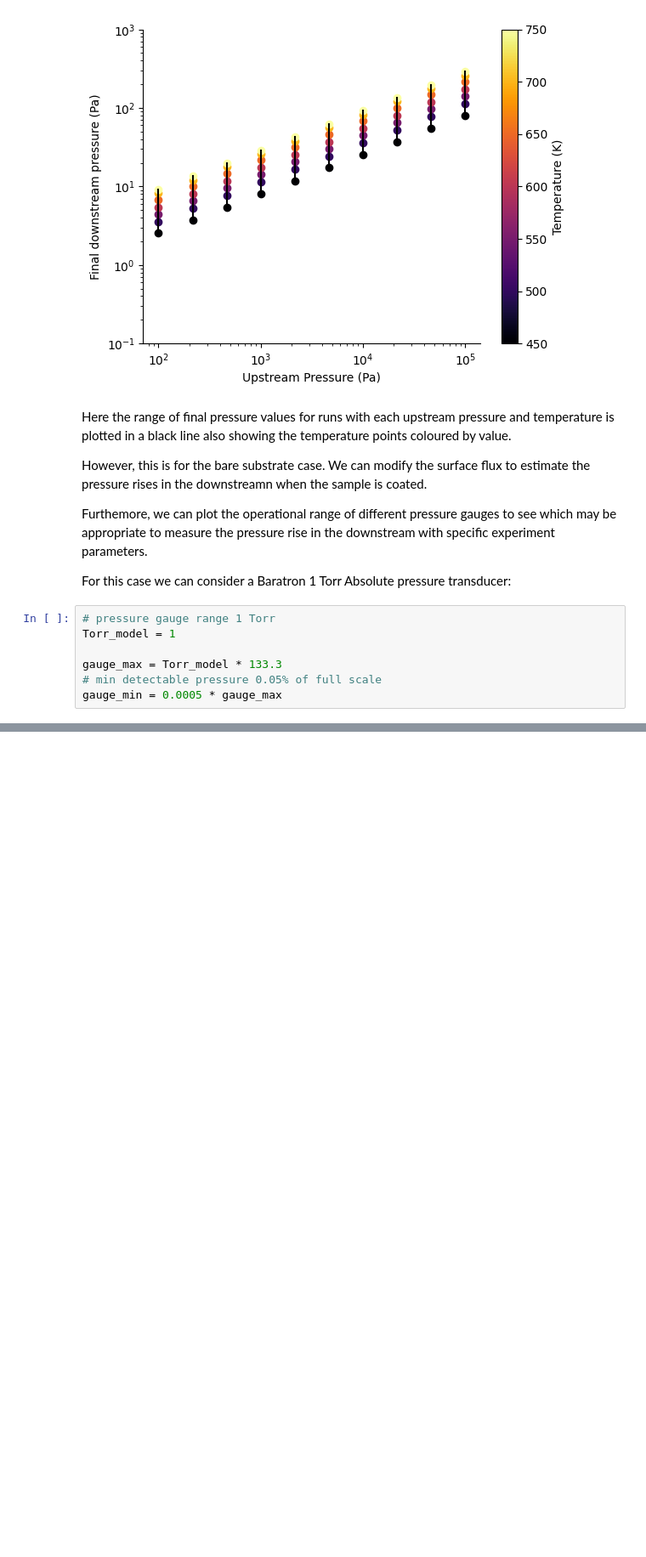
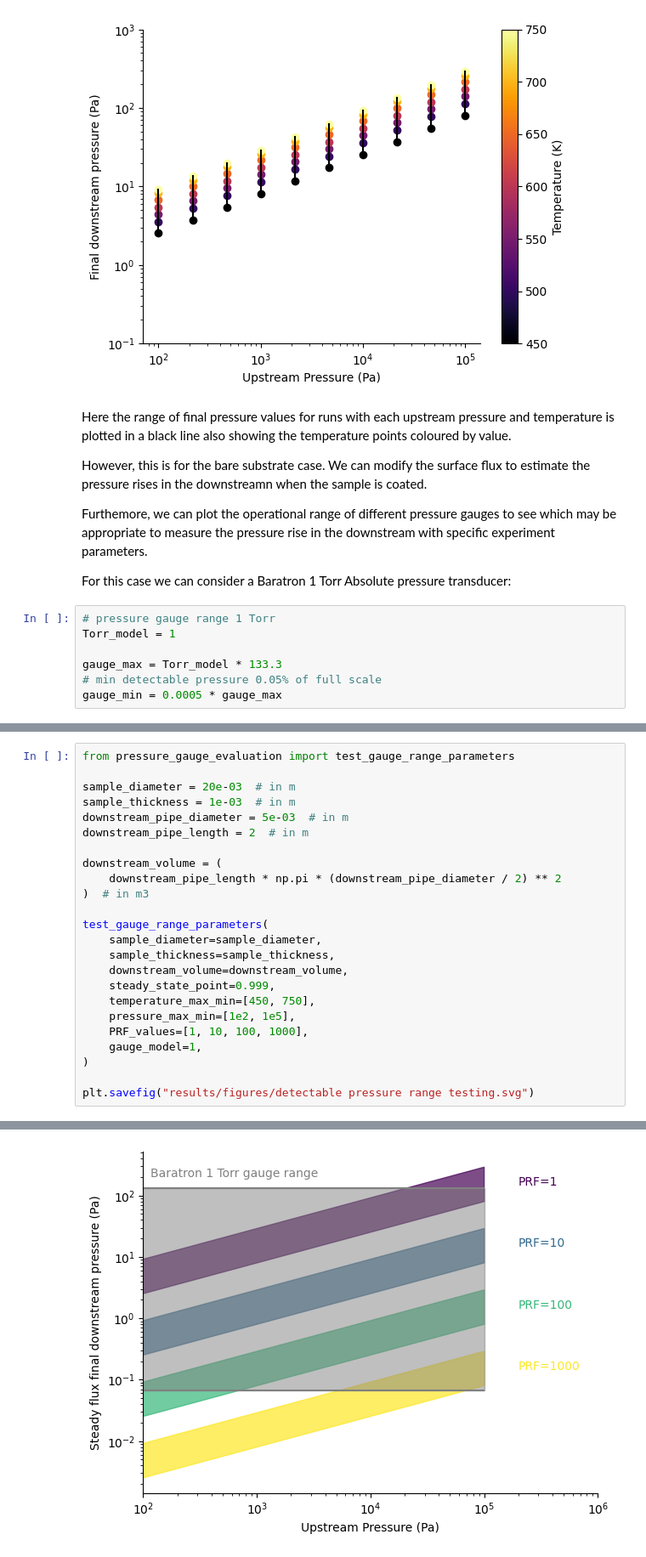
Before and after one commit to jhdark/MSPBPermSim, a Jupyter notebook: experimental_parameter_space/experimental_parameter_space_investigation.ipynb, the cells around one changed output, grey strips where cells are left out. Shown: that part at 85% size. Saved outputs shown, nothing was run; the diff lists cells and outputs as text; blank space fills up the shorter version.

```diff
--- a/experimental_parameter_space/experimental_parameter_space_investigation.ipynb
+++ b/experimental_parameter_space/experimental_parameter_space_investigation.ipynb
@@ -557,0 +595,25 @@ plt.savefig("detectable pressure range.svg")
+# %%
+from pressure_gauge_evaluation import test_gauge_range_parameters
+
+sample_diameter = 20e-03  # in m
+sample_thickness = 1e-03  # in m
+downstream_pipe_diameter = 5e-03  # in m
+downstream_pipe_length = 2  # in m
+
+downstream_volume = (
+    downstream_pipe_length * np.pi * (downstream_pipe_diameter / 2) ** 2
+)  # in m3
+
+test_gauge_range_parameters(
+    sample_diameter=sample_diameter,
+    sample_thickness=sample_thickness,
+    downstream_volume=downstream_volume,
+    steady_state_point=0.999,
+    temperature_max_min=[450, 750],
+    pressure_max_min=[1e2, 1e5],
+    PRF_values=[1, 10, 100, 1000],
+    gauge_model=1,
+)
+
+plt.savefig("results/figures/detectable pressure range testing.svg")
+# %% [output]
@@ -557,0 +637 @@ plt.savefig("detectable pressure range.svg")
+[figure, added]
```
Also changed, not shown: parts of 11 cells of this notebook.
